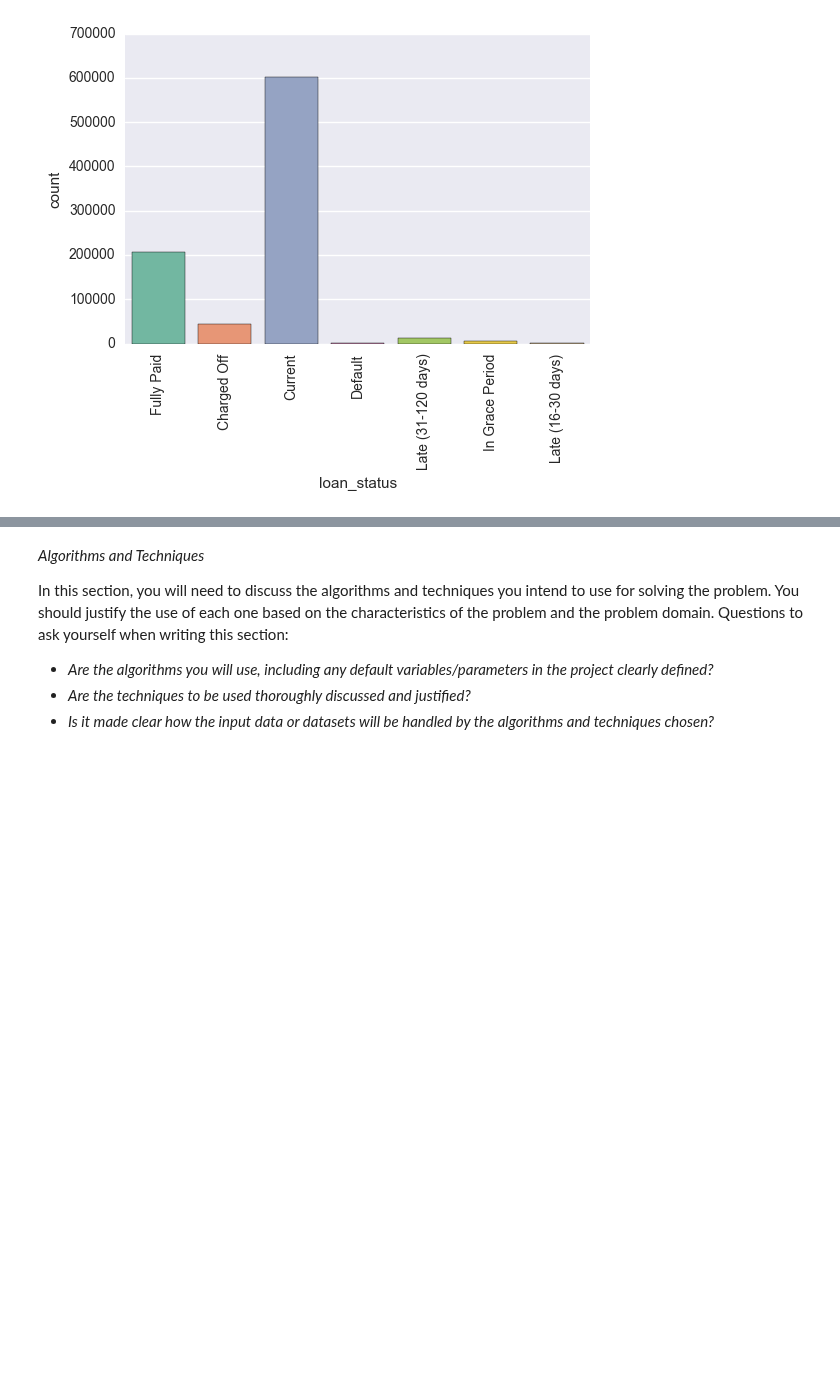
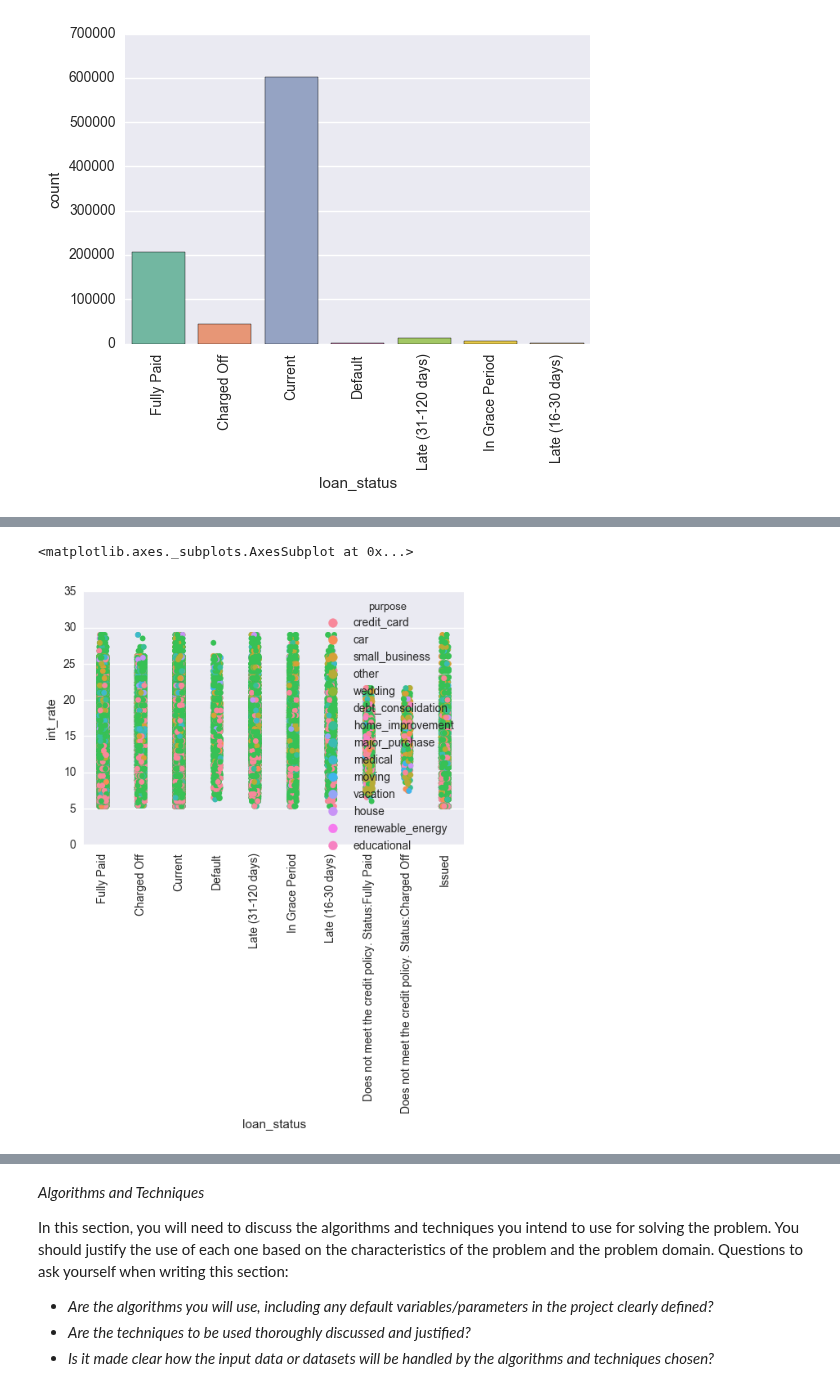
Before and after one commit to Vaultica/Projects, a Jupyter notebook: machine-learning/projects/capstone/Lending Club Capstone Project Notebook.ipynb, the cells around one changed output, grey strips where cells are left out. Drawn from its saved outputs; the diff is of its cells as text; code cells hidden in the pictures; blank space fills up the shorter version.

Commit message:
Added visualisations to Data Exploration Section

```diff
--- a/machine-learning/projects/capstone/Lending Club Capstone Project Notebook.ipynb
+++ b/machine-learning/projects/capstone/Lending Club Capstone Project Notebook.ipynb
@@ -199,5 +222,9 @@ sns.distplot(df['loan_amnt'])
 # %%
+plt.xticks(rotation=90)
 sns.stripplot(data=df[['loan_status','int_rate', 'purpose']], x='loan_status', y='int_rate', jitter=True, hue='purpose')
+# %% [output]
+<matplotlib.axes._subplots.AxesSubplot at 0x...>
+[figure, added]
 # %%
 plt.xticks(rotation=90)
 sns.violinplot(data=df[['loan_status','int_rate', 'purpose']], x='loan_status', y='int_rate')
```
Also changed, not shown: parts of 7 cells of this notebook.
